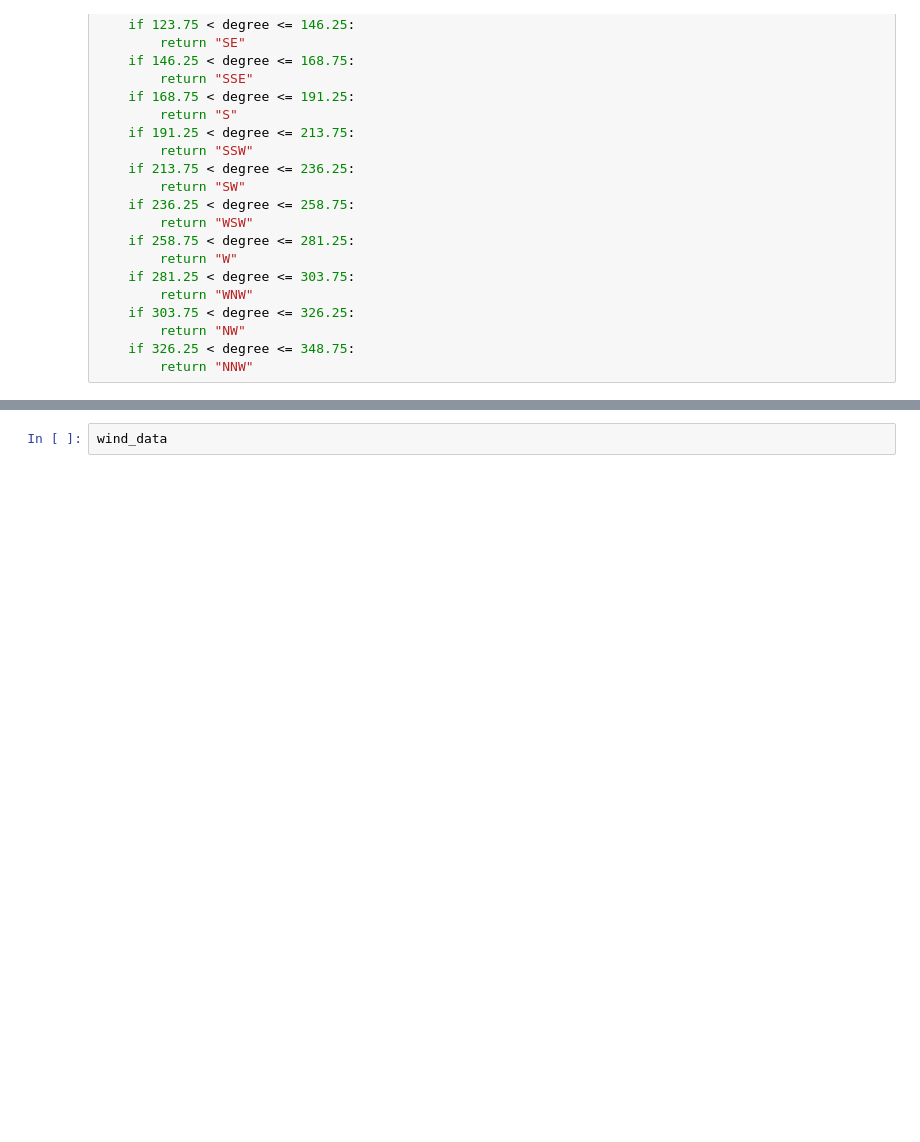
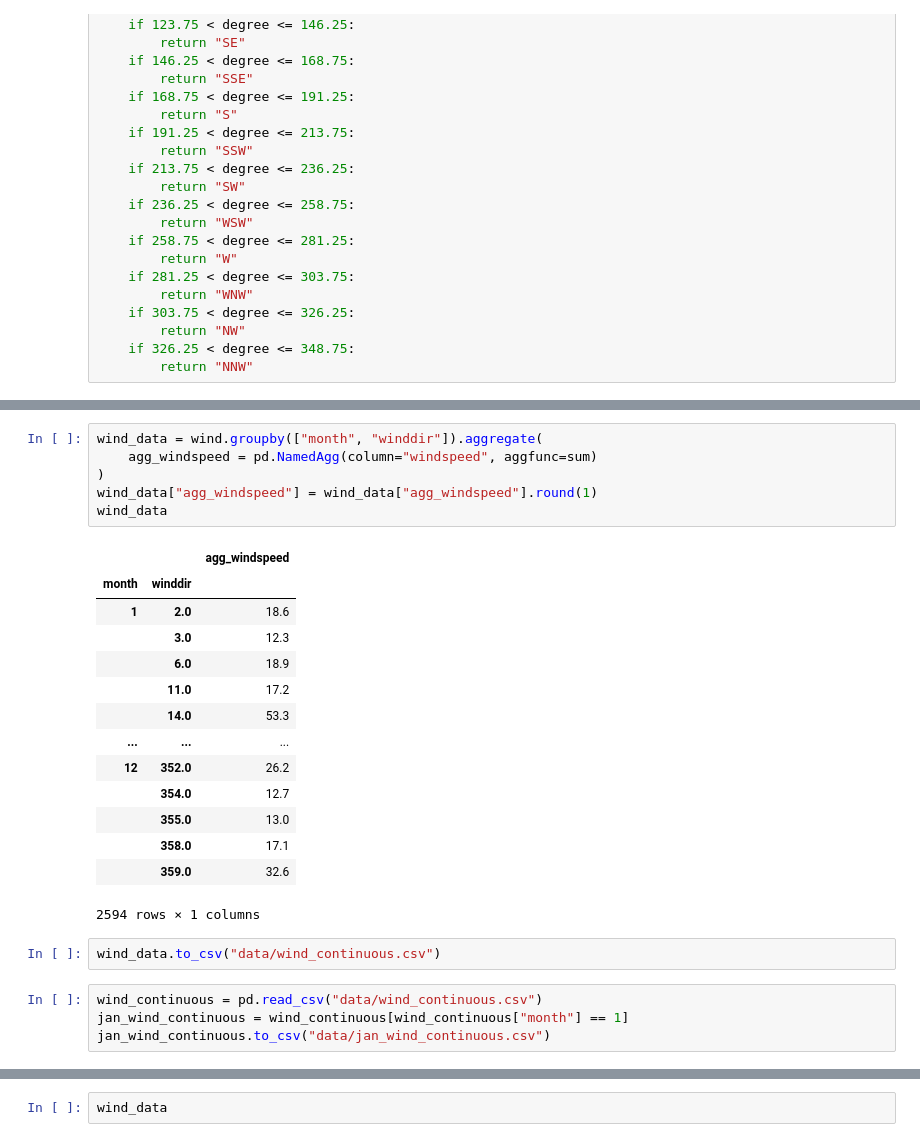
Before and after one commit to yifu-hou/CAPP30239_FA22, a Jupyter notebook: proj/pj_data.ipynb, the cells around one changed output, grey strips where cells are left out. Drawn from its saved outputs; the diff is of its cells as text; blank space fills up the shorter version.

```diff
--- a/proj/pj_data.ipynb
+++ b/proj/pj_data.ipynb
@@ -151,3 +207,30 @@ def label_winddir(row):
+# %%
+wind_data = wind.groupby(["month", "winddir"]).aggregate(
+    agg_windspeed = pd.NamedAgg(column="windspeed", aggfunc=sum)
+)
+wind_data["agg_windspeed"] = wind_data["agg_windspeed"].round(1)
+wind_data
+# %% [output]
+|  |  | agg_windspeed |
+| month | winddir |  |
+| 1 | 2.0 | 18.6 |
+|  | 3.0 | 12.3 |
+|  | 6.0 | 18.9 |
+|  | 11.0 | 17.2 |
+|  | 14.0 | 53.3 |
+| ... | ... | ... |
+| 12 | 352.0 | 26.2 |
+|  | 354.0 | 12.7 |
+|  | 355.0 | 13.0 |
+|  | 358.0 | 17.1 |
+|  | 359.0 | 32.6 |
+2594 rows × 1 columns
+# %%
+wind_data.to_csv("data/wind_continuous.csv")
+# %%
+wind_continuous = pd.read_csv("data/wind_continuous.csv")
+jan_wind_continuous = wind_continuous[wind_continuous["month"] == 1]
+jan_wind_continuous.to_csv("data/jan_wind_continuous.csv")
 # %%
 wind = data[["month", "windspeed", "winddir"]]
 
```
Also changed, not shown: parts of 6 cells of this notebook, 8 other files.
